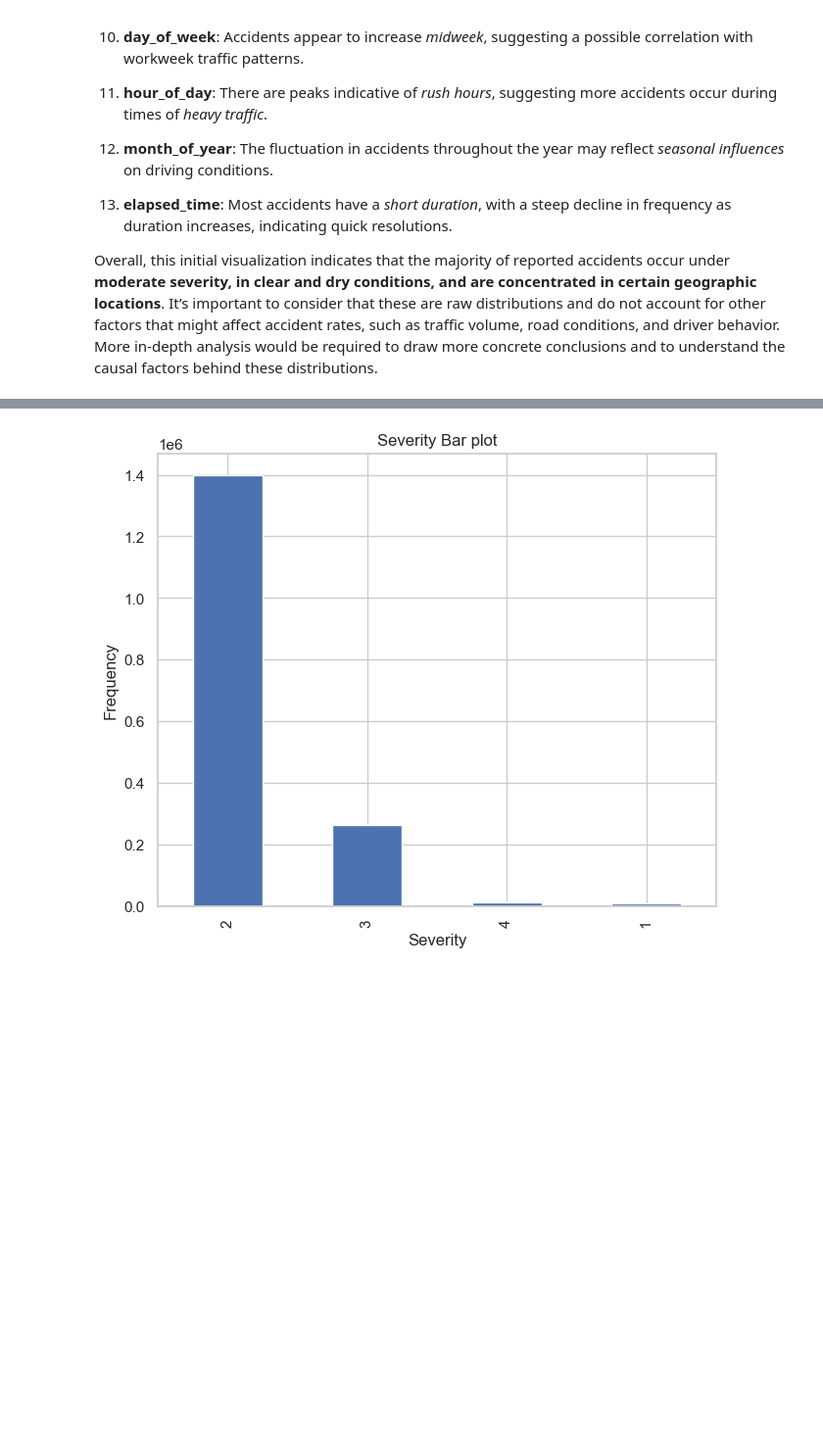
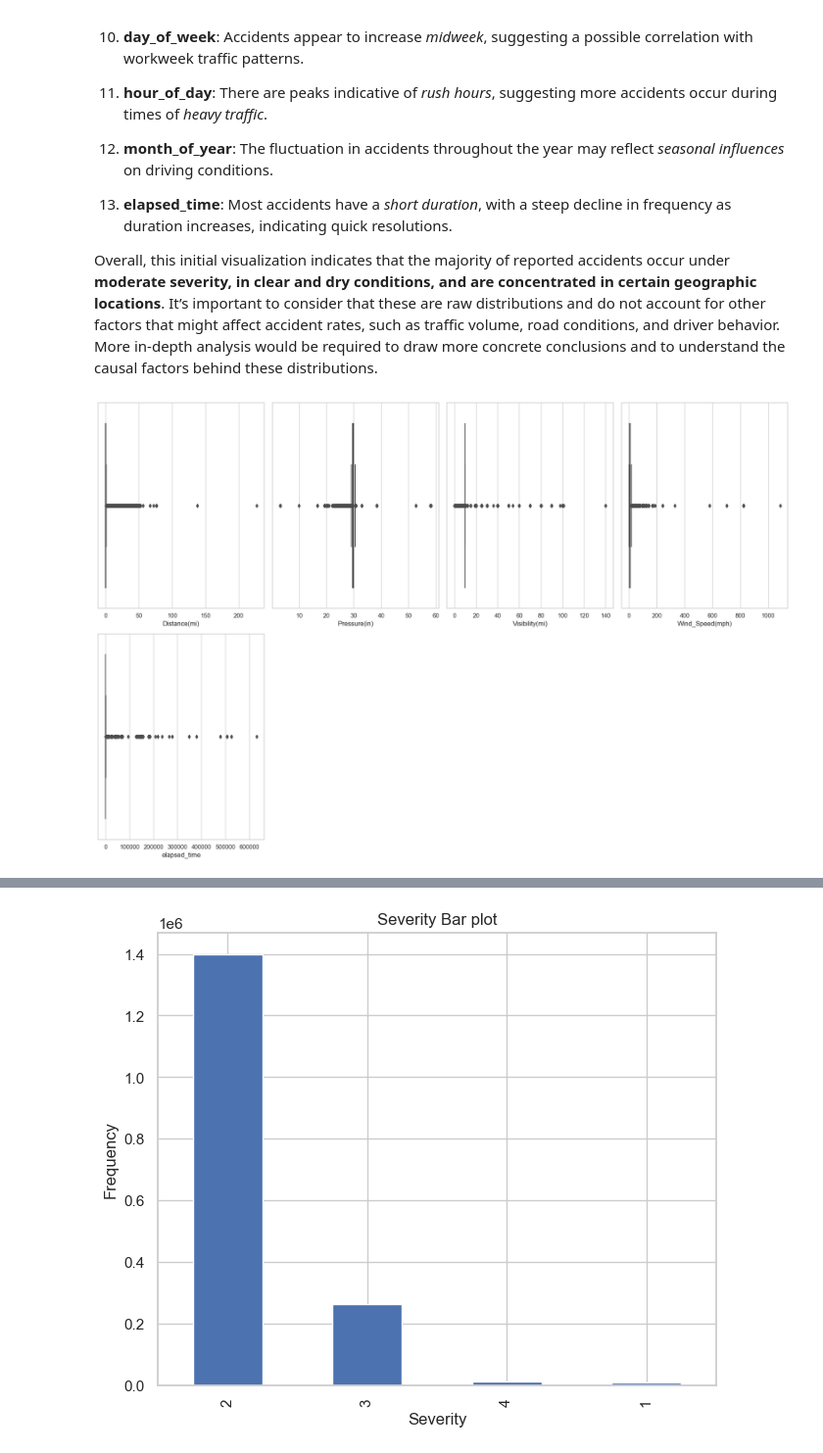
Before and after one commit to ansh-ankul/STAT432-Project, a Jupyter notebook: California_Accidents_EDA.ipynb, the cells around one changed output, grey strips where cells are left out. Shown at 98% size. Cells and saved outputs as stored; diff of their text form; code cells hidden in the pictures; blank space fills up the shorter version.

```diff
--- a/California_Accidents_EDA.ipynb
+++ b/California_Accidents_EDA.ipynb
@@ -363,3 +364,16 @@ Inference:
 12. **elapsed_time**: Most accidents have a *short duration*, with a steep decline in frequency as duration increases, indicating quick resolutions.
 
 Overall, this initial visualization indicates that the majority of reported accidents occur under **moderate severity, in clear and dry conditions, and are concentrated in certain geographic locations**. It’s important to consider that these are raw distributions and do not account for other factors that might affect accident rates, such as traffic volume, road conditions, and driver behavior. More in-depth analysis would be required to draw more concrete conclusions and to understand the causal factors behind these distributions.
+# %%
+# Visualizing boxplots for Numerical Variables
+plt.figure(figsize=(18, 12))
+cols = ['Distance(mi)', 'Pressure(in)', 'Visibility(mi)', 'Wind_Speed(mph)', 'elapsed_time']
+
+for i in range(len(cols)):
+    plt.subplot(2, 4, i+1)
+    sns.boxplot(x=df[cols[i]])
+
+plt.tight_layout()
+plt.show()
+# %% [output]
+[figure, added]
```
Also changed, not shown: parts of 36 cells of this notebook, 1 other file.
